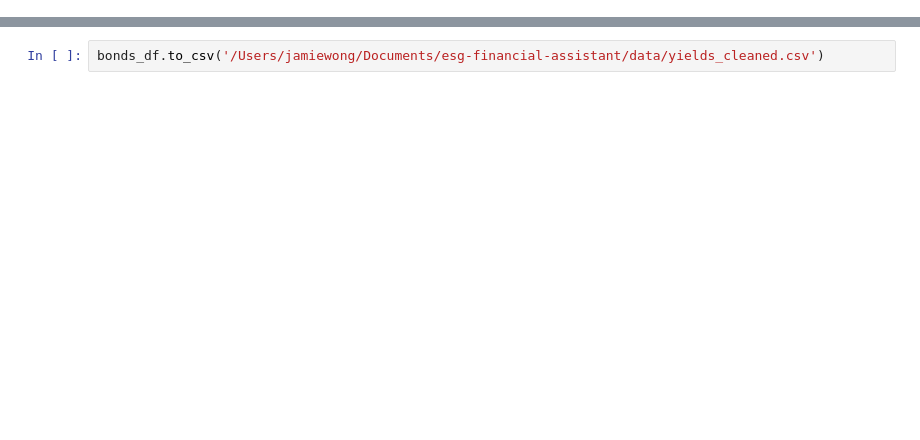
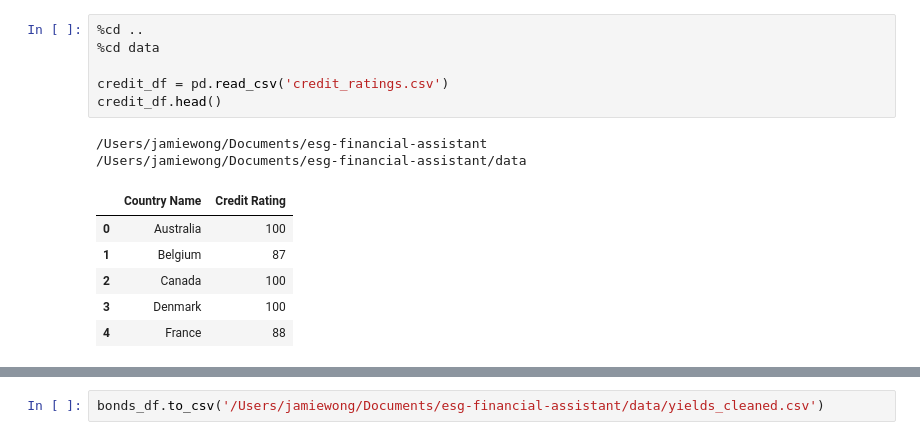
Before and after one commit to AI4ALL-ESG-Investing/esg-financial-assistant, a Jupyter notebook: notebooks/Bonds Data Cleaning.ipynb, the cells around one changed output, grey strips where cells are left out. Cells and saved outputs as stored; diff of their text form; blank space fills up the shorter version.

```diff
--- a/notebooks/Bonds Data Cleaning.ipynb
+++ b/notebooks/Bonds Data Cleaning.ipynb
@@ -3 +32,16 @@ import pandas as pd
+# %%
+%cd ..
+%cd data
+
+credit_df = pd.read_csv('credit_ratings.csv')
+credit_df.head()
+# %% [output]
+/Users/jamiewong/Documents/esg-financial-assistant
+/Users/jamiewong/Documents/esg-financial-assistant/data
+|  | Country Name | Credit Rating |
+| 0 | Australia | 100 |
+| 1 | Belgium | 87 |
+| 2 | Canada | 100 |
+| 3 | Denmark | 100 |
+| 4 | France | 88 |
 # %%
```
Also changed, not shown: parts of 11 cells of this notebook, 2 other files.
